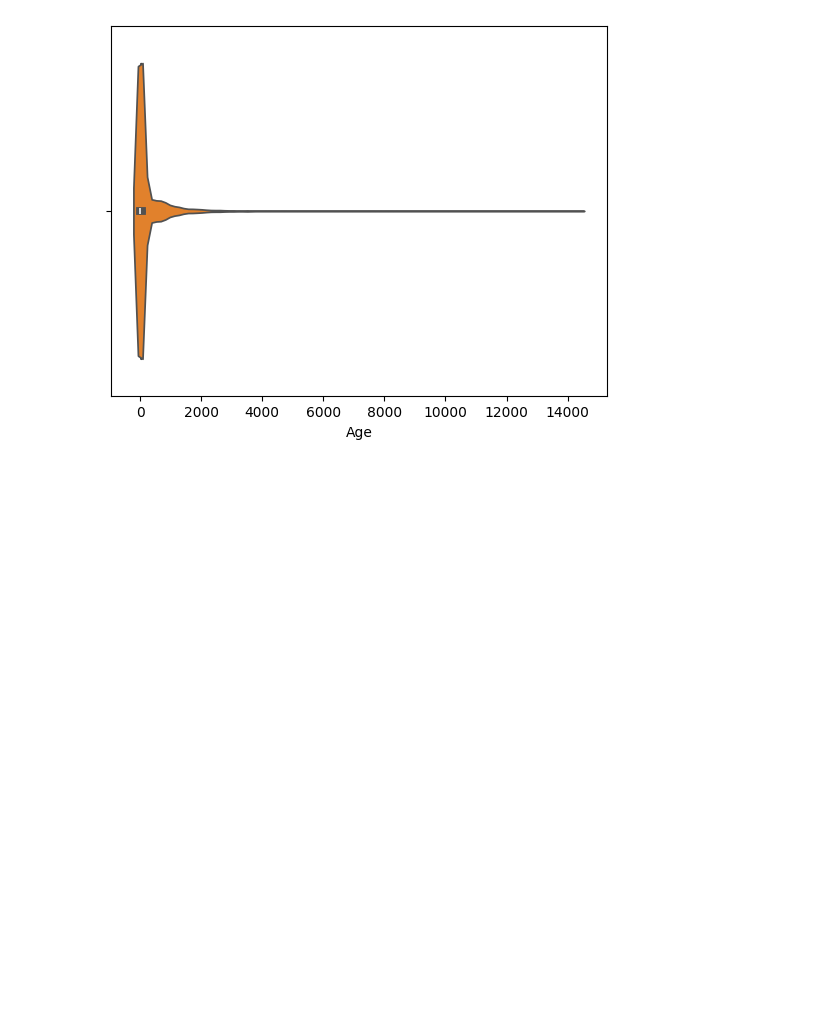
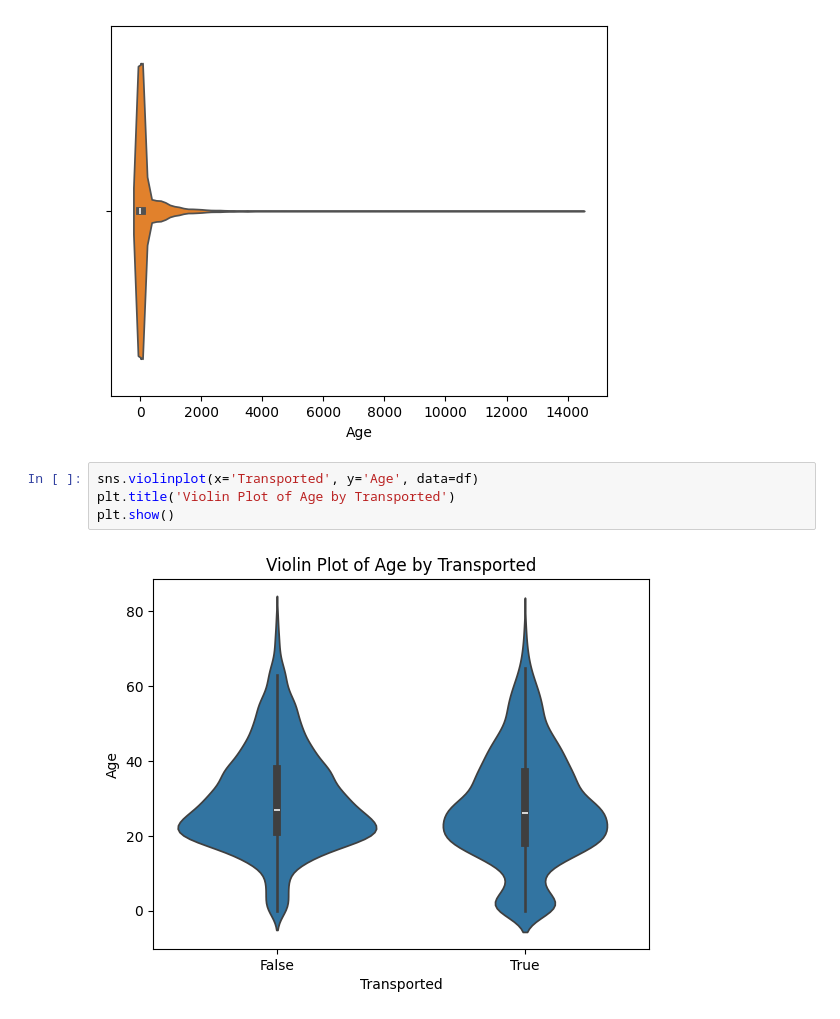
Before and after one commit to The-Kaggle-Crew-18/Kaggle-Challenge-18, a Jupyter notebook: KaggleChallenge.ipynb, the cells around one changed output. Drawn from its saved outputs; the diff is of its cells as text; blank space fills up the shorter version.

```diff
--- a/KaggleChallenge.ipynb
+++ b/KaggleChallenge.ipynb
@@ -90,3 +90,9 @@ sns.violinplot(data=df, x="RoomService")
 # %% [output]
 <Axes: xlabel='Age'>
 [figure]
+# %%
+sns.violinplot(x='Transported', y='Age', data=df)
+plt.title('Violin Plot of Age by Transported')
+plt.show()
+# %% [output]
+[figure, added]
```
Also changed, not shown: parts of 2 cells of this notebook.
